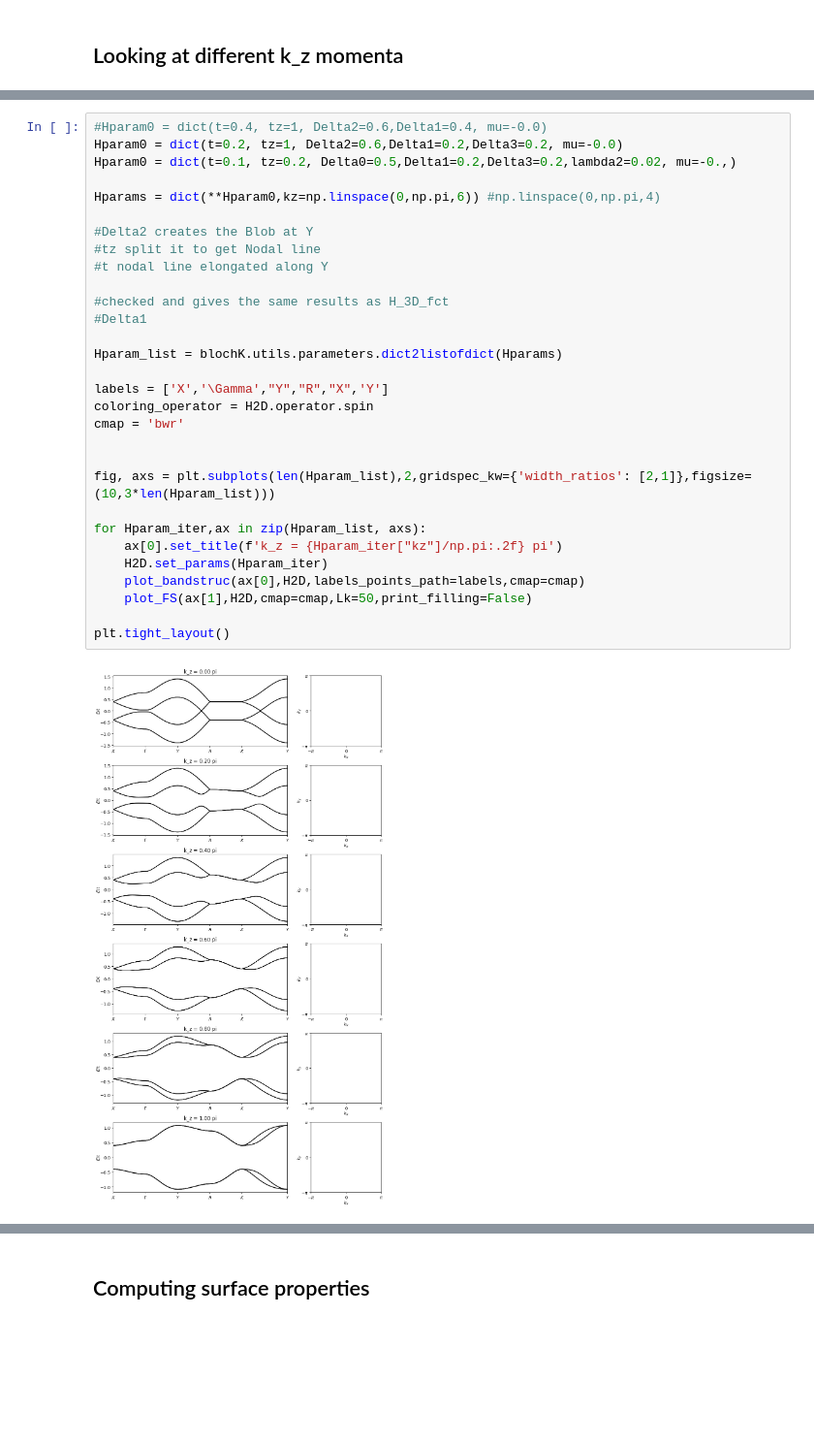
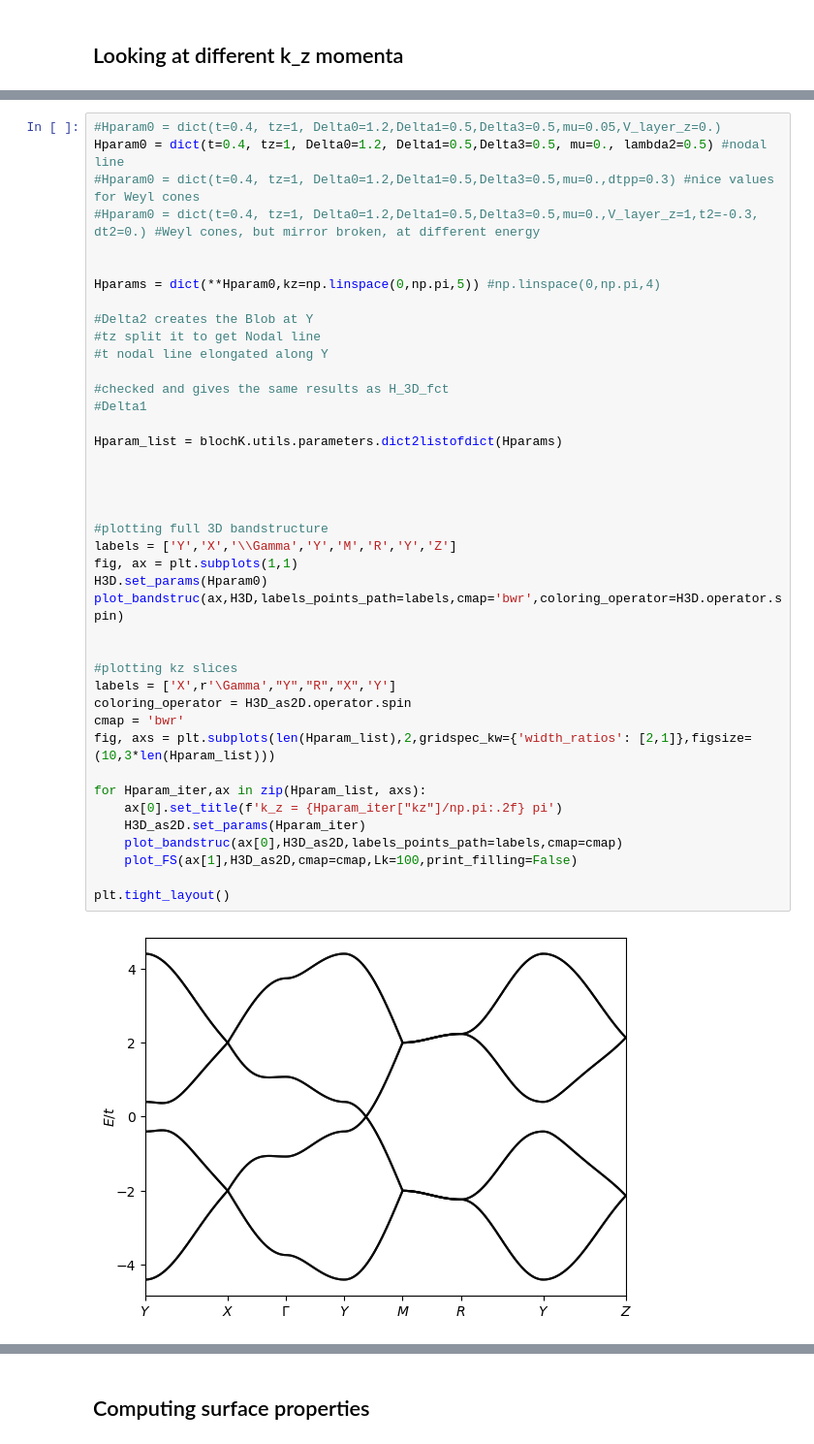
Before and after one commit to dpreuo/alter_surf, a Jupyter notebook: Weyl_CuMnAs.ipynb, the cells around one changed output, grey strips where cells are left out. Shown at 97% size. Saved outputs shown, nothing was run; the diff lists cells and outputs as text; blank space fills up the shorter version.

Commit message:
added SOC for Weyl

```diff
--- a/Weyl_CuMnAs.ipynb
+++ b/Weyl_CuMnAs.ipynb
@@ -211,32 +311,43 @@ Nodal line seems to persist away from $k_z=0$?
 # %%
-#Hparam0 = dict(t=0.4, tz=1, Delta2=0.6,Delta1=0.4, mu=-0.0)
-Hparam0 = dict(t=0.2, tz=1, Delta2=0.6,Delta1=0.2,Delta3=0.2, mu=-0.0)
-Hparam0 = dict(t=0.1, tz=0.2, Delta0=0.5,Delta1=0.2,Delta3=0.2,lambda2=0.02, mu=-0.,)
+#Hparam0 = dict(t=0.4, tz=1, Delta0=1.2,Delta1=0.5,Delta3=0.5,mu=0.05,V_layer_z=0.)
+Hparam0 = dict(t=0.4, tz=1, Delta0=1.2, Delta1=0.5,Delta3=0.5, mu=0., lambda2=0.5) #nodal line
+#Hparam0 = dict(t=0.4, tz=1, Delta0=1.2,Delta1=0.5,Delta3=0.5,mu=0.,dtpp=0.3) #nice values for Weyl cones
+#Hparam0 = dict(t=0.4, tz=1, Delta0=1.2,Delta1=0.5,Delta3=0.5,mu=0.,V_layer_z=1,t2=-0.3, dt2=0.) #Weyl cones, but mirror broken, at different energy
 
-Hparams = dict(**Hparam0,kz=np.linspace(0,np.pi,6)) #np.linspace(0,np.pi,4)
+
+Hparams = dict(**Hparam0,kz=np.linspace(0,np.pi,5)) #np.linspace(0,np.pi,4)
 
 #Delta2 creates the Blob at Y
 #tz split it to get Nodal line
 #t nodal line elongated along Y
 
 #checked and gives the same results as H_3D_fct
 #Delta1
 
 Hparam_list = blochK.utils.parameters.dict2listofdict(Hparams)
 
-labels = ['X','\Gamma',"Y","R","X",'Y']
-coloring_operator = H2D.operator.spin
-cmap = 'bwr'
 
 
+
+#plotting full 3D bandstructure
+labels = ['Y','X','\\Gamma','Y','M','R','Y','Z']
+fig, ax = plt.subplots(1,1)
+H3D.set_params(Hparam0)
+plot_bandstruc(ax,H3D,labels_points_path=labels,cmap='bwr',coloring_operator=H3D.operator.spin)
+
+
+#plotting kz slices
+labels = ['X',r'\Gamma',"Y","R","X",'Y']
+coloring_operator = H3D_as2D.operator.spin
+cmap = 'bwr'
 fig, axs = plt.subplots(len(Hparam_list),2,gridspec_kw={'width_ratios': [2,1]},figsize=(10,3*len(Hparam_list)))
 
 for Hparam_iter,ax in zip(Hparam_list, axs):
     ax[0].set_title(f'k_z = {Hparam_iter["kz"]/np.pi:.2f} pi')
-    H2D.set_params(Hparam_iter)
-    plot_bandstruc(ax[0],H2D,labels_points_path=labels,cmap=cmap)
-    plot_FS(ax[1],H2D,cmap=cmap,Lk=50,print_filling=False)
+    H3D_as2D.set_params(Hparam_iter)
+    plot_bandstruc(ax[0],H3D_as2D,labels_points_path=labels,cmap=cmap)
+    plot_FS(ax[1],H3D_as2D,cmap=cmap,Lk=100,print_filling=False)
 
 plt.tight_layout()
 # %% [output]
-[figure, old version]
+[figure, new version]
```
Also changed, not shown: parts of 22 cells of this notebook, 13 other files.
